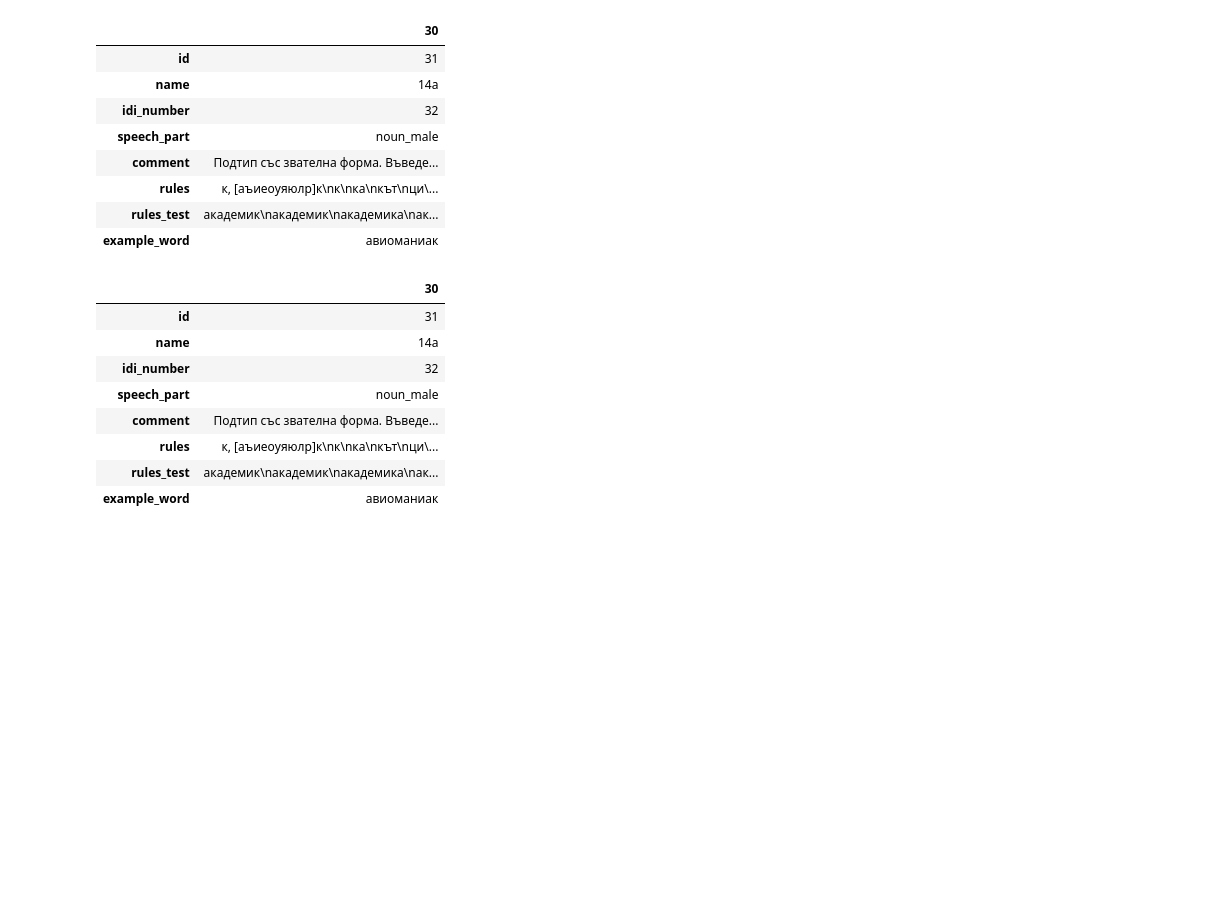
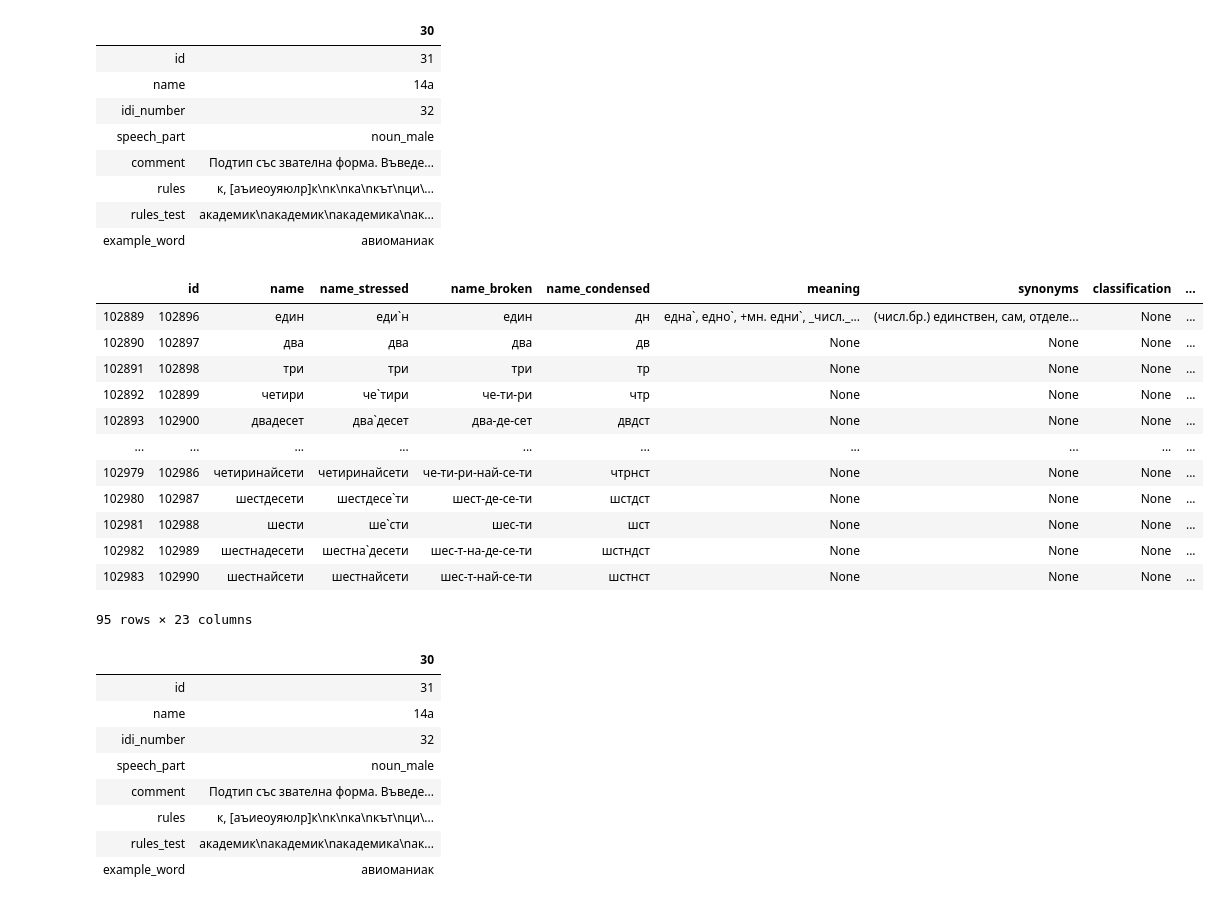
Before and after one commit to Bad-Wolf/Clustering-of-friends, a Jupyter notebook: POS_tagging.ipynb, the cells around one changed output. Drawn from its saved outputs; the diff is of its cells as text; code cells hidden in the pictures; blank space fills up the shorter version.

```diff
--- a/POS_tagging.ipynb
+++ b/POS_tagging.ipynb
@@ -160,6 +107,24 @@ word_type[word_type.id == 31].T
 | rules | к, [аъиеоуяюлр]к\nк\nка\nкът\nци\... |
 | rules_test | академик\nакадемик\nакадемика\nак... |
 | example_word | авиоманиак |
+# %%
+numeral_list = list(word_type.id[word_type.speech_part.isin(["numeral_cardinal", "numeral_ordinal"])].unique())
+# %%
+word[word.type_id.isin(numeral_list)]
+# %% [output]
+|  | id | name | name_stressed | name_broken | name_condensed | meaning | synonyms | classification | ... |
+| 102889 | 102896 | един | еди`н | един | дн | една`, едно`, +мн. едни`, _числ._... | (числ.бр.) единствен, сам, отделе... | None | ... |
+| 102890 | 102897 | два | два | два | дв | None | None | None | ... |
+| 102891 | 102898 | три | три | три | тр | None | None | None | ... |
+| 102892 | 102899 | четири | че`тири | че-ти-ри | чтр | None | None | None | ... |
+| 102893 | 102900 | двадесет | два`десет | два-де-сет | двдст | None | None | None | ... |
+| ... | ... | ... | ... | ... | ... | ... | ... | ... | ... |
+| 102979 | 102986 | четиринайсети | четиринайсети | че-ти-ри-най-се-ти | чтрнст | None | None | None | ... |
+| 102980 | 102987 | шестдесети | шестдесе`ти | шест-де-се-ти | шстдст | None | None | None | ... |
+| 102981 | 102988 | шести | ше`сти | шес-ти | шст | None | None | None | ... |
+| 102982 | 102989 | шестнадесети | шестна`десети | шес-т-на-де-се-ти | шстндст | None | None | None | ... |
+| 102983 | 102990 | шестнайсети | шестнайсети | шес-т-най-се-ти | шстнст | None | None | None | ... |
+95 rows × 23 columns
 # %%
 word_type[word_type.name == "14a"].T
 # %% [output]
```
Also changed, not shown: parts of 30 cells of this notebook.
